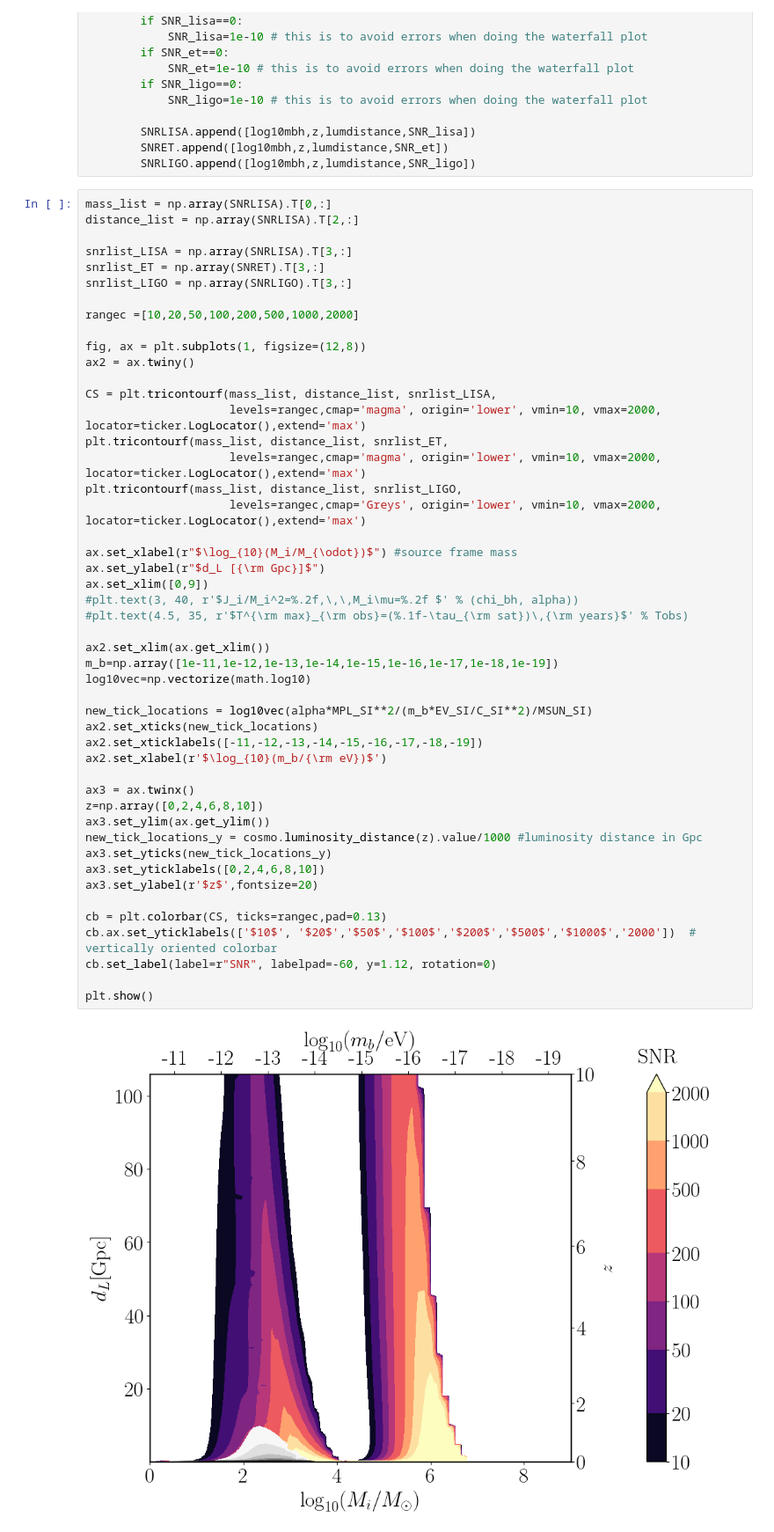
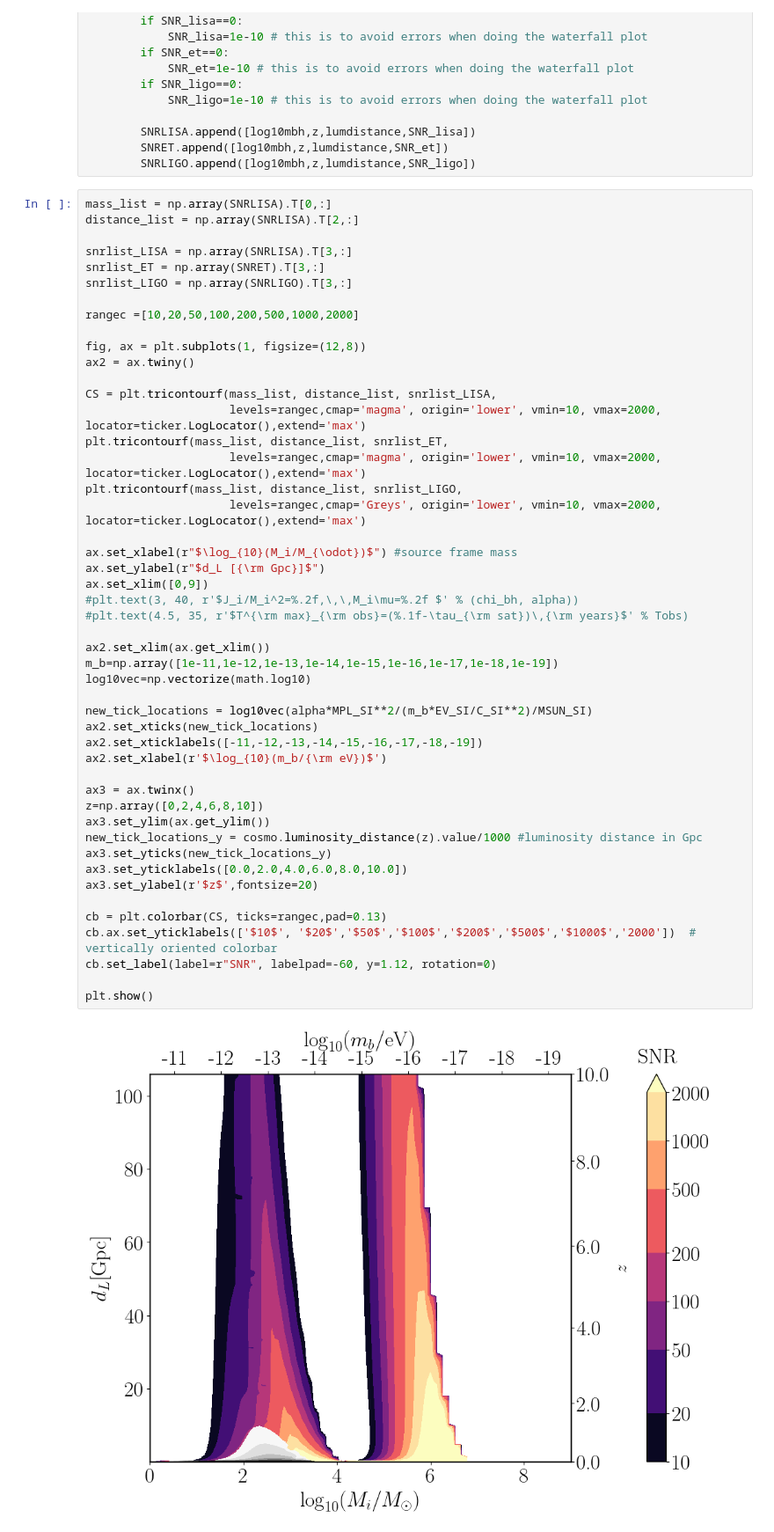
Before and after one commit to FedericaSantucci/Corfu_school, a Jupyter notebook: Jupyter/SNR_bosoncloud.ipynb, the cells around one changed output. Shown at 88% size. Saved outputs shown, nothing was run; the diff lists cells and outputs as text.

```diff
--- a/Jupyter/SNR_bosoncloud.ipynb
+++ b/Jupyter/SNR_bosoncloud.ipynb
@@ -579,32 +579,32 @@ plt.tricontourf(mass_list, distance_list, snrlist_LIGO,
                      levels=rangec,cmap='Greys', origin='lower', vmin=10, vmax=2000, locator=ticker.LogLocator(),extend='max')
 
 ax.set_xlabel(r"$\log_{10}(M_i/M_{\odot})$") #source frame mass
 ax.set_ylabel(r"$d_L [{\rm Gpc}]$")
 ax.set_xlim([0,9])
 #plt.text(3, 40, r'$J_i/M_i^2=%.2f,\,\,M_i\mu=%.2f $' % (chi_bh, alpha))
 #plt.text(4.5, 35, r'$T^{\rm max}_{\rm obs}=(%.1f-\tau_{\rm sat})\,{\rm years}$' % Tobs)
 
 ax2.set_xlim(ax.get_xlim())
 m_b=np.array([1e-11,1e-12,1e-13,1e-14,1e-15,1e-16,1e-17,1e-18,1e-19])
 log10vec=np.vectorize(math.log10)
 
 new_tick_locations = log10vec(alpha*MPL_SI**2/(m_b*EV_SI/C_SI**2)/MSUN_SI)
 ax2.set_xticks(new_tick_locations)
 ax2.set_xticklabels([-11,-12,-13,-14,-15,-16,-17,-18,-19])
 ax2.set_xlabel(r'$\log_{10}(m_b/{\rm eV})$')
 
 ax3 = ax.twinx()
 z=np.array([0,2,4,6,8,10])
 ax3.set_ylim(ax.get_ylim())
 new_tick_locations_y = cosmo.luminosity_distance(z).value/1000 #luminosity distance in Gpc
 ax3.set_yticks(new_tick_locations_y)
-ax3.set_yticklabels([0,2,4,6,8,10])
+ax3.set_yticklabels([0.0,2.0,4.0,6.0,8.0,10.0])
 ax3.set_ylabel(r'$z$',fontsize=20)
 
 cb = plt.colorbar(CS, ticks=rangec,pad=0.13)
 cb.ax.set_yticklabels(['$10$', '$20$','$50$','$100$','$200$','$500$','$1000$','2000'])  # vertically oriented colorbar
 cb.set_label(label=r"SNR", labelpad=-60, y=1.12, rotation=0)
 
 plt.show()
 # %% [output]
-[figure, old version]
+[figure, new version]
```
Also changed, not shown: parts of 3 cells of this notebook.
